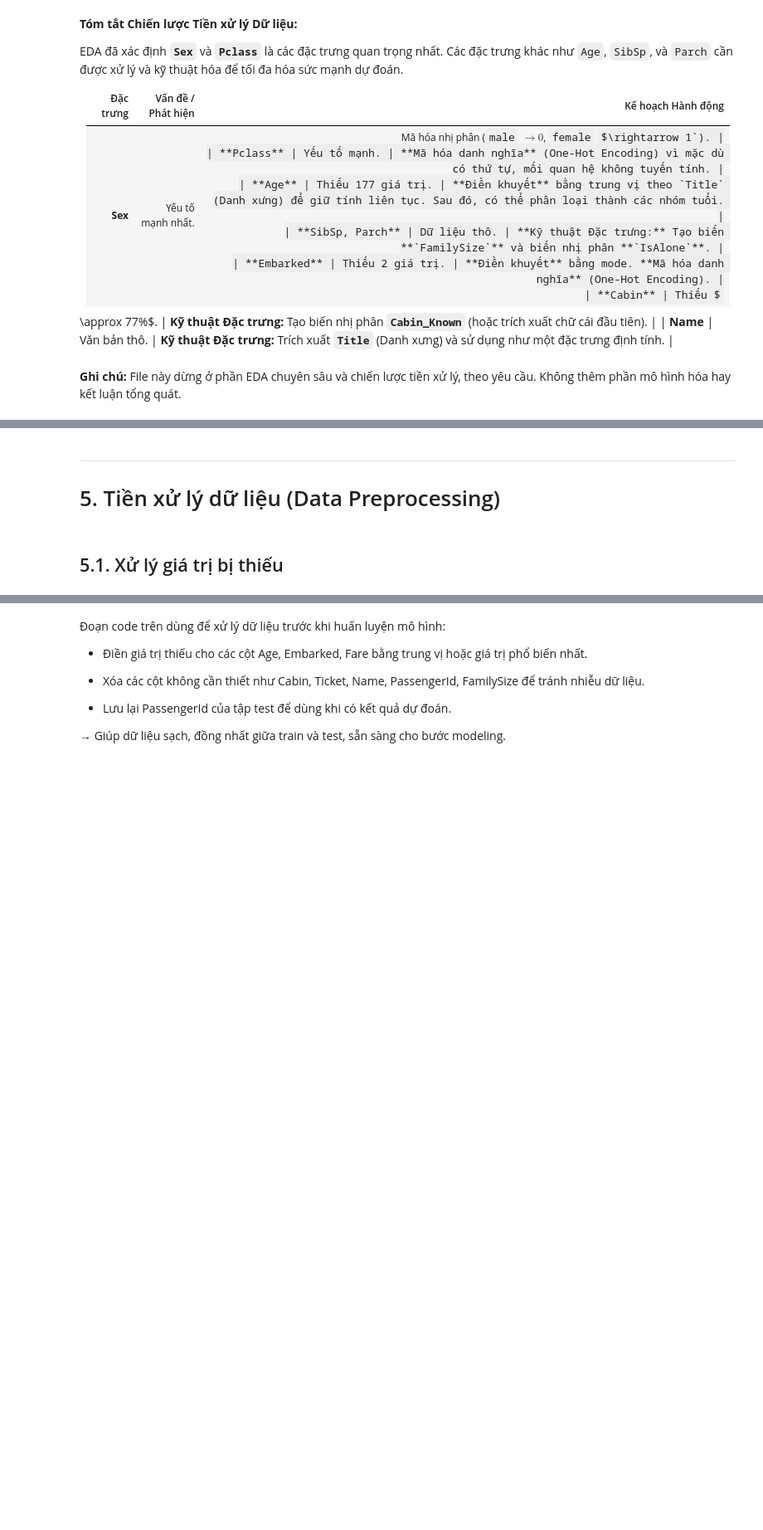
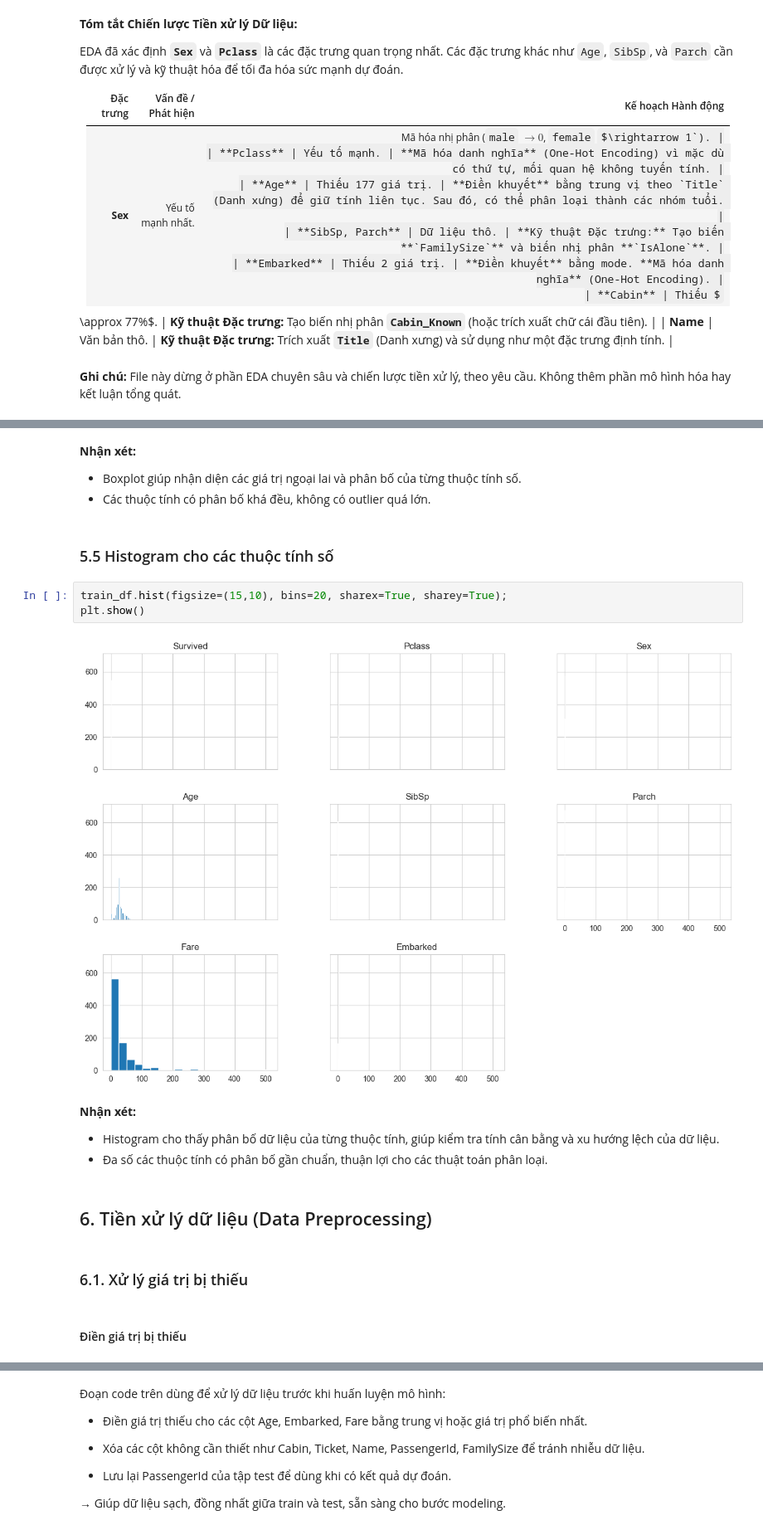
Before and after one commit to Basics-of-machine-learning-sgu2025/Challange-1-Titanic---Machine-Learning-from-Disaster-Nhom-, a Jupyter notebook: src/demo1.ipynb, the cells around one changed output, grey strips where cells are left out. Shown: that part at 83% size. Cells and saved outputs as stored; diff of their text form; some formulas as TeX source; blank space fills up the shorter version.

```diff
--- a/src/demo1.ipynb
+++ b/src/demo1.ipynb
@@ -188,6 +324,22 @@ EDA đã xác định **`Sex`** và **`Pclass`** là các đặc trưng quan tr
+# %% [markdown]
+**Nhận xét:**
+- Boxplot giúp nhận diện các giá trị ngoại lai và phân bố của từng thuộc tính số.
+- Các thuộc tính có phân bố khá đều, không có outlier quá lớn.
+# %% [markdown]
+### 5.5 Histogram cho các thuộc tính số
+# %%
+train_df.hist(figsize=(15,10), bins=20, sharex=True, sharey=True);
+plt.show()
+# %% [output]
+[figure, added]
+# %% [markdown]
+**Nhận xét:**
+- Histogram cho thấy phân bố dữ liệu của từng thuộc tính, giúp kiểm tra tính cân bằng và xu hướng lệch của dữ liệu.
+- Đa số các thuộc tính có phân bố gần chuẩn, thuận lợi cho các thuật toán phân loại.
 # %% [markdown]
----
-# 5. Tiền xử lý dữ liệu (Data Preprocessing)
+## 6. Tiền xử lý dữ liệu (Data Preprocessing)
 # %% [markdown]
-## 5.1. Xử lý giá trị bị thiếu
+### 6.1. Xử lý giá trị bị thiếu
+# %% [markdown]
+#### Điền giá trị bị thiếu
 # %%
```
Also changed, not shown: parts of 52 cells of this notebook.
